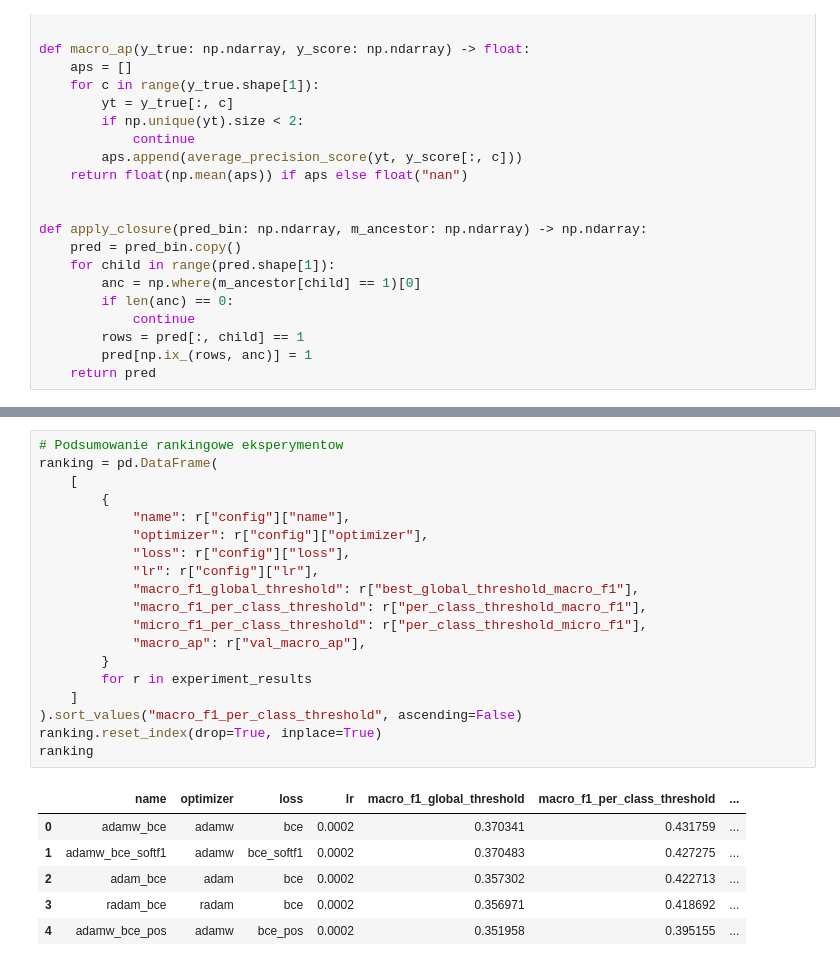
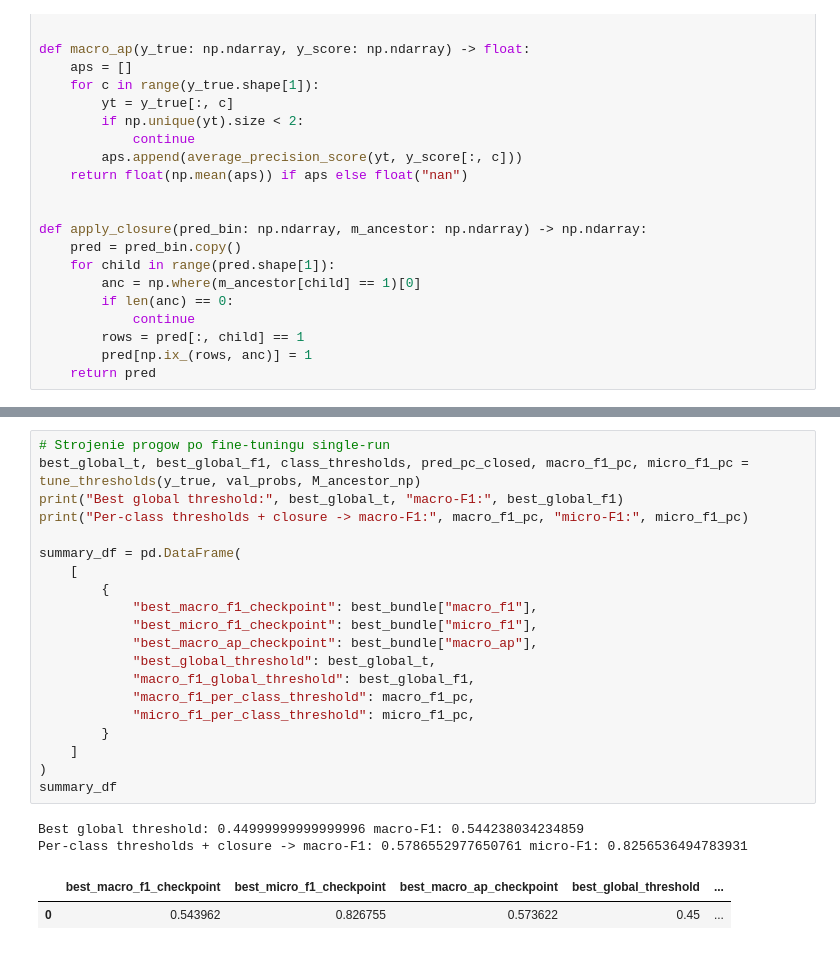
Before and after one commit to CptQuak/ensemble2026, a Jupyter notebook: 1_ontology/stage3_5_finetune_notebook.ipynb, the cells around one changed output, grey strips where cells are left out. Saved outputs shown, nothing was run; the diff lists cells and outputs as text.

```diff
--- a/1_ontology/stage3_5_finetune_notebook.ipynb
+++ b/1_ontology/stage3_5_finetune_notebook.ipynb
@@ -472,29 +467,28 @@ print("Best per-class micro-F1:", micro_f1_pc)
-# %%
-# Podsumowanie rankingowe eksperymentow
-ranking = pd.DataFrame(
-    [
-        {
-            "name": r["config"]["name"],
-            "optimizer": r["config"]["optimizer"],
-            "loss": r["config"]["loss"],
-            "lr": r["config"]["lr"],
-            "macro_f1_global_threshold": r["best_global_threshold_macro_f1"],
-            "macro_f1_per_class_threshold": r["per_class_threshold_macro_f1"],
-            "micro_f1_per_class_threshold": r["per_class_threshold_micro_f1"],
-            "macro_ap": r["val_macro_ap"],
-        }
-        for r in experiment_results
-    ]
-).sort_values("macro_f1_per_class_threshold", ascending=False)
-ranking.reset_index(drop=True, inplace=True)
-ranking
-# %% [output]
-|  | name | optimizer | loss | lr | macro_f1_global_threshold | macro_f1_per_class_threshold | ... |
-| 0 | adamw_bce | adamw | bce | 0.0002 | 0.370341 | 0.431759 | ... |
-| 1 | adamw_bce_softf1 | adamw | bce_softf1 | 0.0002 | 0.370483 | 0.427275 | ... |
-| 2 | adam_bce | adam | bce | 0.0002 | 0.357302 | 0.422713 | ... |
-| 3 | radam_bce | radam | bce | 0.0002 | 0.356971 | 0.418692 | ... |
-| 4 | adamw_bce_pos | adamw | bce_pos | 0.0002 | 0.351958 | 0.395155 | ... |
+# %%
+# Strojenie progow po fine-tuningu single-run
+best_global_t, best_global_f1, class_thresholds, pred_pc_closed, macro_f1_pc, micro_f1_pc = tune_thresholds(y_true, val_probs, M_ancestor_np)
+print("Best global threshold:", best_global_t, "macro-F1:", best_global_f1)
+print("Per-class thresholds + closure -> macro-F1:", macro_f1_pc, "micro-F1:", micro_f1_pc)
+
+summary_df = pd.DataFrame(
+    [
+        {
+            "best_macro_f1_checkpoint": best_bundle["macro_f1"],
+            "best_micro_f1_checkpoint": best_bundle["micro_f1"],
+            "best_macro_ap_checkpoint": best_bundle["macro_ap"],
+            "best_global_threshold": best_global_t,
+            "macro_f1_global_threshold": best_global_f1,
+            "macro_f1_per_class_threshold": macro_f1_pc,
+            "micro_f1_per_class_threshold": micro_f1_pc,
+        }
+    ]
+)
+summary_df
+# %% [output]
+Best global threshold: 0.44999999999999996 macro-F1: 0.544238034234859
+Per-class thresholds + closure -> macro-F1: 0.5786552977650761 micro-F1: 0.8256536494783931
+|  | best_macro_f1_checkpoint | best_micro_f1_checkpoint | best_macro_ap_checkpoint | best_global_threshold | ... |
+| 0 | 0.543962 | 0.826755 | 0.573622 | 0.45 | ... |
 # %%
 # Zapis artefaktow stage3.5
 model_path = OUT_DIR / "hier_gnn_finetuned.pt"
```
Also changed, not shown: parts of 3 cells of this notebook, 1 other file.
